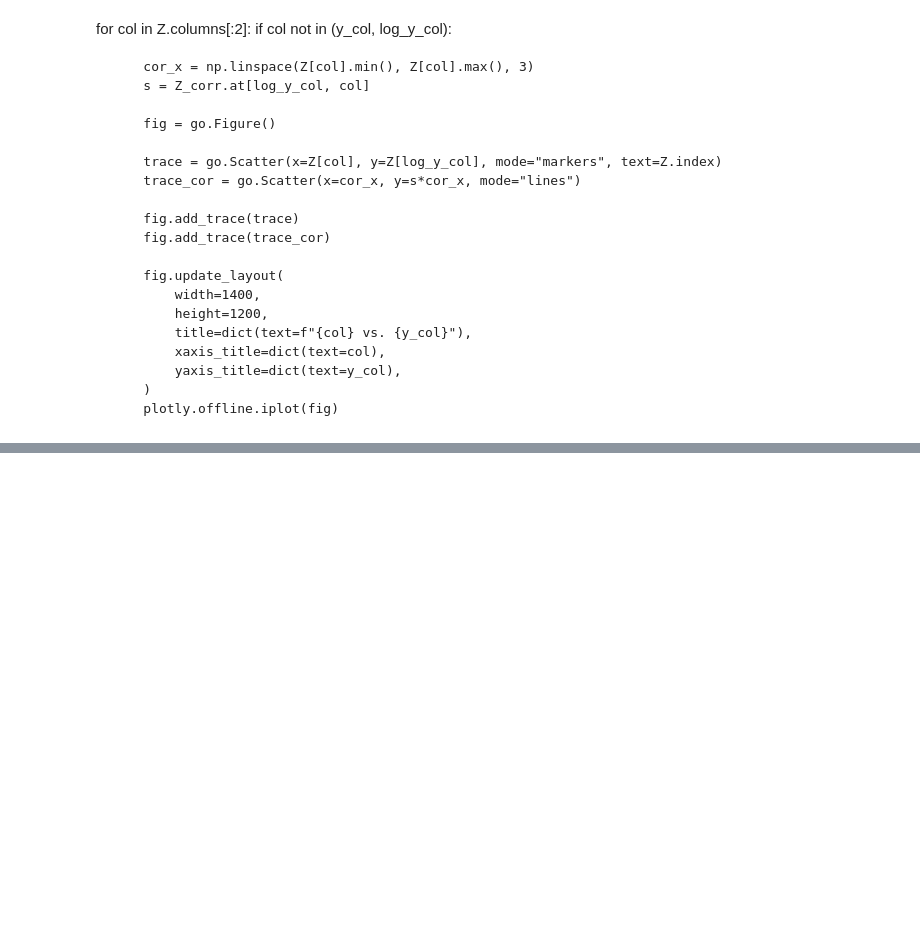
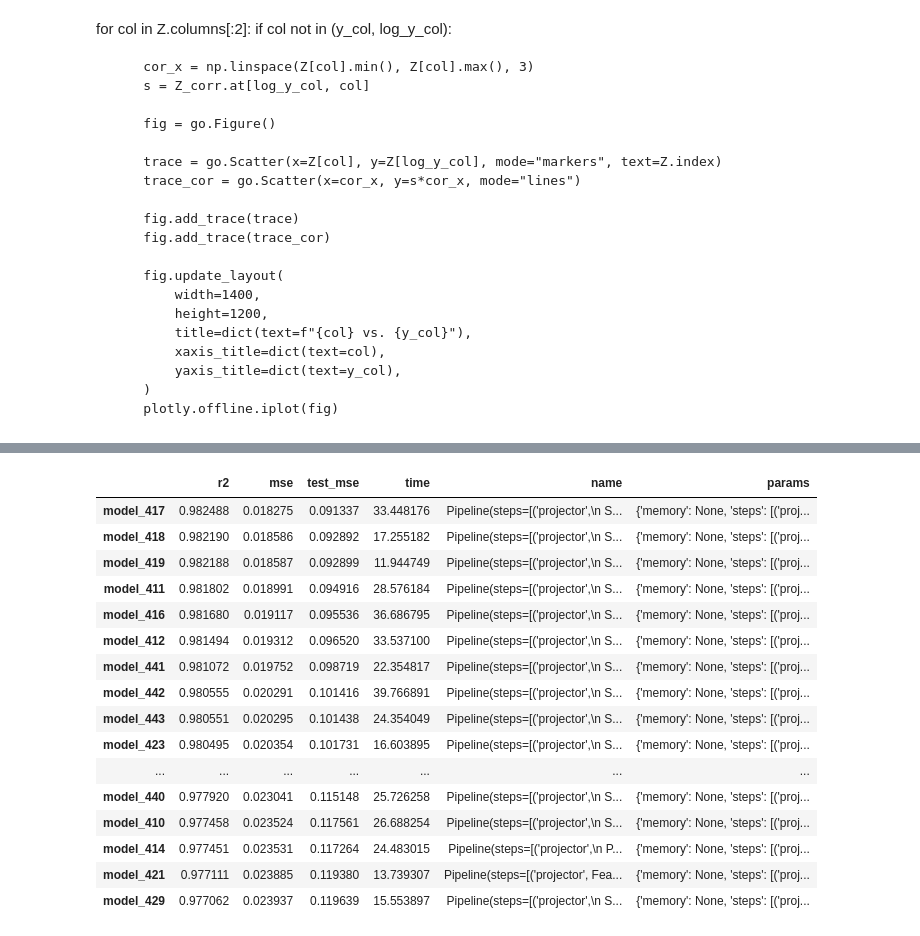
Before and after one commit to jamescorbin/kaggle, a Jupyter notebook: house_prices_regression/code/house_prices_regression.ipynb, the cells around one changed output, grey strips where cells are left out. Saved outputs shown, nothing was run; the diff lists cells and outputs as text; code cells hidden in the pictures; blank space fills up the shorter version.

```diff
--- a/house_prices_regression/code/house_prices_regression.ipynb
+++ b/house_prices_regression/code/house_prices_regression.ipynb
@@ -279,7 +287,7 @@ class OrdinalEncoderExt(sklearn.preprocessing.OrdinalEncoder):
                         Y[elem_locs[i], j] = unique_elem[i]
             elif self.criterion == FREQUENCY:
                 for i, t in np.ndenumerate(elem_counts):
-                    if t/x.shape[0] >= self.criterion_val:
+                    if t/X.shape[0] >= self.criterion_val:
                         Y[elem_locs[i], j] = unique_elem[i]
             else:
                 Y[:, j] = X[:, j]
@@ -630,7 +664,8 @@ class TFModel(tf.keras.Model):
     def __init__(self,
             batch_size=None,
             epochs=3,
-            units=40,
+            units0=40,
+            units1=5,
     ):
         """
         """
@@ -641,13 +676,26 @@ class TFModel(tf.keras.Model):
         out_dim = 1
 
         self._dense0 = tf.keras.layers.Dense(
-            out_dim,
+            units0,
             activation=tf.nn.relu,
             name="dense_0",
         )
 
+        self._dense1 = tf.keras.layers.Dense(
+            units1,
+            activation=tf.nn.relu,
+            name="dense_0",
+        )
+
+        self._densef = tf.keras.layers.Dense(
+            out_dim,
+            #activation=tf.keras.activations.linear,
+            activation=tf.nn.relu,
+            name="dense_f",
+        )
+
         self._optimizer = tf.keras.optimizers.Adam(
-                            learning_rate=0.0001
+                            learning_rate=1e-4
         )
         self._metrics = [tf.keras.metrics.MeanAbsoluteError()]
         self._loss = tf.keras.losses.MeanSquaredError()
@@ -662,8 +710,9 @@ class TFModel(tf.keras.Model):
     def call(self, inputs):
         """
         """
-        out = self._dense0(inputs)
-
+        x = self._dense0(inputs)
+        x = self._dense1(x)
+        out = self._densef(x)
         return out
 
 
@@ -672,23 +721,24 @@ class TFModel(tf.keras.Model):
         """
         callbacks=[
             tf.keras.callbacks.EarlyStopping(
-                monitor="val_loss",
+                monitor="loss",
                 min_delta=1e-5,
-                patience=10,
-                baseline=0.5,
-                restore_best_weights=True,
+                patience=20,
+                #baseline=1,
+                restore_best_weights=False,
             )
         ]
         return super().fit(
             x=X,
             y=Y,
             epochs=self.epochs,
-            #callbacks=callbacks,
+            callbacks=callbacks,
             validation_data=validation_data,
+            verbose=0,
         )
 
 
-    def get_params(self):
+    def get_params(self, **kwargs):
         """
         """
         return self.__dict__
@@ -944,2 +1084,20 @@ cv_df.head(5)
 # %%
-cv_df.sort_values(by=['k0_scl'], ascending=False).head(20)
+cv_df.sort_values(by=['r2'], ascending=False).head(20)
+# %% [output]
+|  | r2 | mse | test_mse | time | name | params |
+| model_417 | 0.982488 | 0.018275 | 0.091337 | 33.448176 | Pipeline(steps=[('projector',\n S... | {'memory': None, 'steps': [('proj... |
+| model_418 | 0.982190 | 0.018586 | 0.092892 | 17.255182 | Pipeline(steps=[('projector',\n S... | {'memory': None, 'steps': [('proj... |
+| model_419 | 0.982188 | 0.018587 | 0.092899 | 11.944749 | Pipeline(steps=[('projector',\n S... | {'memory': None, 'steps': [('proj... |
+| model_411 | 0.981802 | 0.018991 | 0.094916 | 28.576184 | Pipeline(steps=[('projector',\n S... | {'memory': None, 'steps': [('proj... |
+| model_416 | 0.981680 | 0.019117 | 0.095536 | 36.686795 | Pipeline(steps=[('projector',\n S... | {'memory': None, 'steps': [('proj... |
+| model_412 | 0.981494 | 0.019312 | 0.096520 | 33.537100 | Pipeline(steps=[('projector',\n S... | {'memory': None, 'steps': [('proj... |
+| model_441 | 0.981072 | 0.019752 | 0.098719 | 22.354817 | Pipeline(steps=[('projector',\n S... | {'memory': None, 'steps': [('proj... |
+| model_442 | 0.980555 | 0.020291 | 0.101416 | 39.766891 | Pipeline(steps=[('projector',\n S... | {'memory': None, 'steps': [('proj... |
+| model_443 | 0.980551 | 0.020295 | 0.101438 | 24.354049 | Pipeline(steps=[('projector',\n S... | {'memory': None, 'steps': [('proj... |
+| model_423 | 0.980495 | 0.020354 | 0.101731 | 16.603895 | Pipeline(steps=[('projector',\n S... | {'memory': None, 'steps': [('proj... |
+| ... | ... | ... | ... | ... | ... | ... |
+| model_440 | 0.977920 | 0.023041 | 0.115148 | 25.726258 | Pipeline(steps=[('projector',\n S... | {'memory': None, 'steps': [('proj... |
+| model_410 | 0.977458 | 0.023524 | 0.117561 | 26.688254 | Pipeline(steps=[('projector',\n S... | {'memory': None, 'steps': [('proj... |
+| model_414 | 0.977451 | 0.023531 | 0.117264 | 24.483015 | Pipeline(steps=[('projector',\n P... | {'memory': None, 'steps': [('proj... |
+| model_421 | 0.977111 | 0.023885 | 0.119380 | 13.739307 | Pipeline(steps=[('projector', Fea... | {'memory': None, 'steps': [('proj... |
+| model_429 | 0.977062 | 0.023937 | 0.119639 | 15.553897 | Pipeline(steps=[('projector',\n S... | {'memory': None, 'steps': [('proj... |
```
Also changed, not shown: parts of 58 cells of this notebook.
